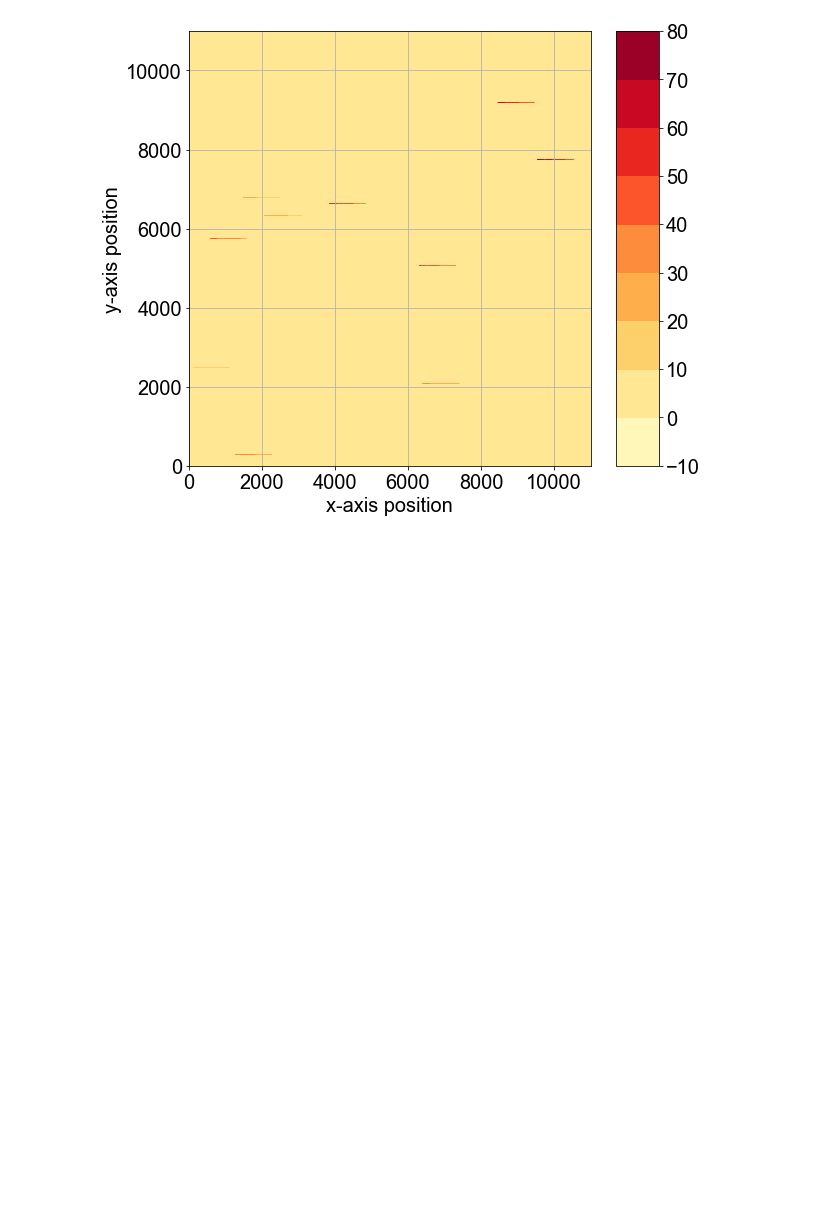
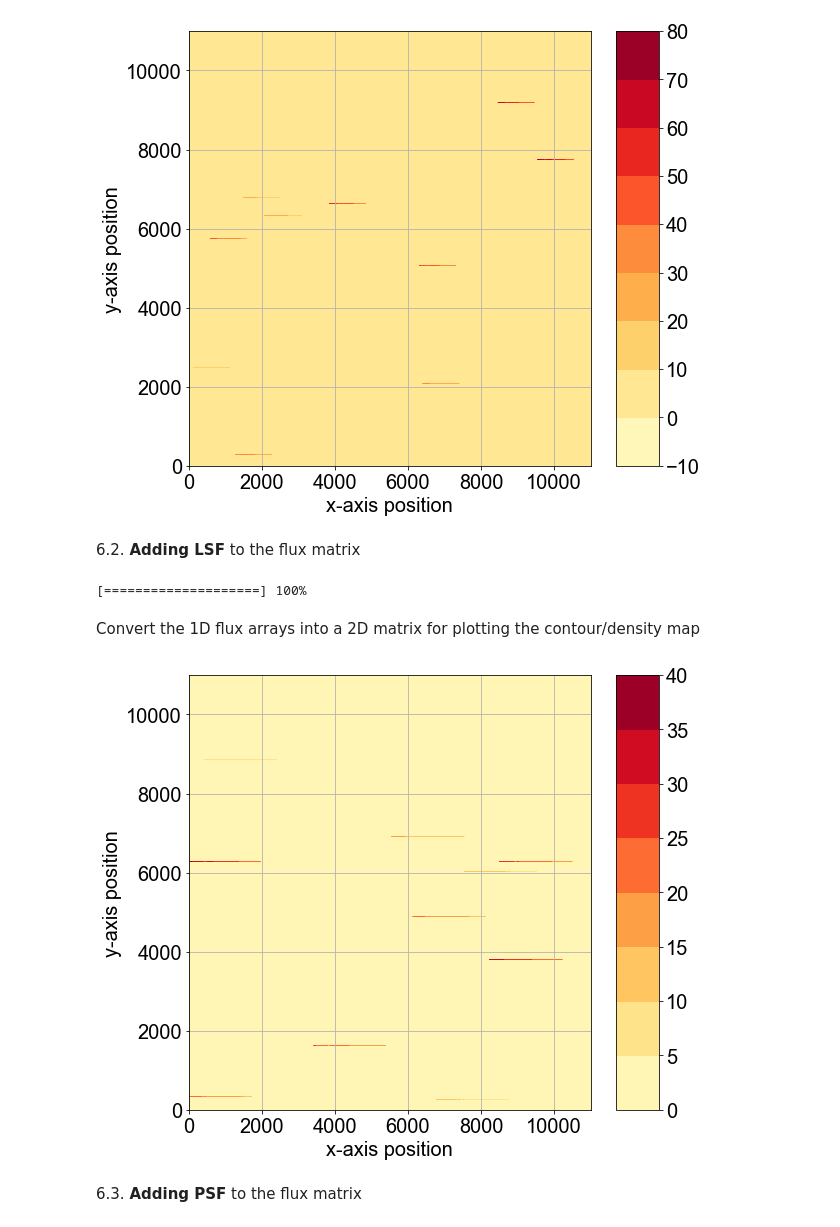
Before and after one commit to SoumyaShreeram/Slitless_spectroscopy, a Jupyter notebook: 01_Simulating_Spectra.ipynb, the cells around one changed output. Saved outputs shown, nothing was run; the diff lists cells and outputs as text; code cells hidden in the pictures; blank space fills up the shorter version.

```diff
--- a/01_Simulating_Spectra.ipynb
+++ b/01_Simulating_Spectra.ipynb
@@ -214,5 +177,38 @@ noise_level = 5
+# %%
+# define the level of white noise to add to the system (in %)
+noise_level = 5
+
+# deviation set for LSF, PSF
+sigma_LSF = 10
+sigma_PSF = 10
+
+# factor defining the spread in the x-y direction i.e. dispersion_range/factor_widen
+# note that higher the value of the factor, lower is the spread
+factor_widen_LSF = 2
+factor_widen_PSF = 5
 # %%
-flux_noise_matrix2D = flux_matrix2D+addNoise(noise_level, u_pix, disperse_range)
-plotContour(l_pix, u_pix, disperse_range, flux_noise_matrix2D)
+flux_noise_matrix2D = flux_matrix2D + ss.addNoise(noise_level, u_pix, disperse_range)
+ss.plotContour(l_pix, u_pix, disperse_range, flux_noise_matrix2D)
 # %% [output]
 [figure]
+# %% [markdown]
+6.2. **Adding LSF** to the flux matrix
+# %%
+flux_LSF2D = ss.addLS(x_pos, x_disperse, sigma_LSF, disperse_range, factor_widen_LSF)
+# %% [output]
+[====================] 100%
+# %% [markdown]
+Convert the 1D flux arrays into a 2D matrix for plotting the contour/density map
+# %%
+# new dispersion array as the LSF spreads out the spectra
+x_disperse_LSF = ss.redispersedXarr(0, -1, x_pos, x_disperse, disperse_range)
+
+flux_LSF_matrix2D = np.empty((u_pix+disperse_range, u_pix+disperse_range))
+flux_LSF_matrix2D = ss.construct2DFluxMatrix(flux_LSF_matrix2D, y_disperse, x_disperse_LSF, flux_k2D+flux_LSF2D,\
+                                          u_pix, disperse_range)
+# %%
+ss.plotContour(l_pix, u_pix, disperse_range, flux_LSF_matrix2D)
+# %% [output]
+[figure, added]
+# %% [markdown]
+6.3. **Adding PSF** to the flux matrix
```
Also changed, not shown: parts of 9 cells of this notebook.
